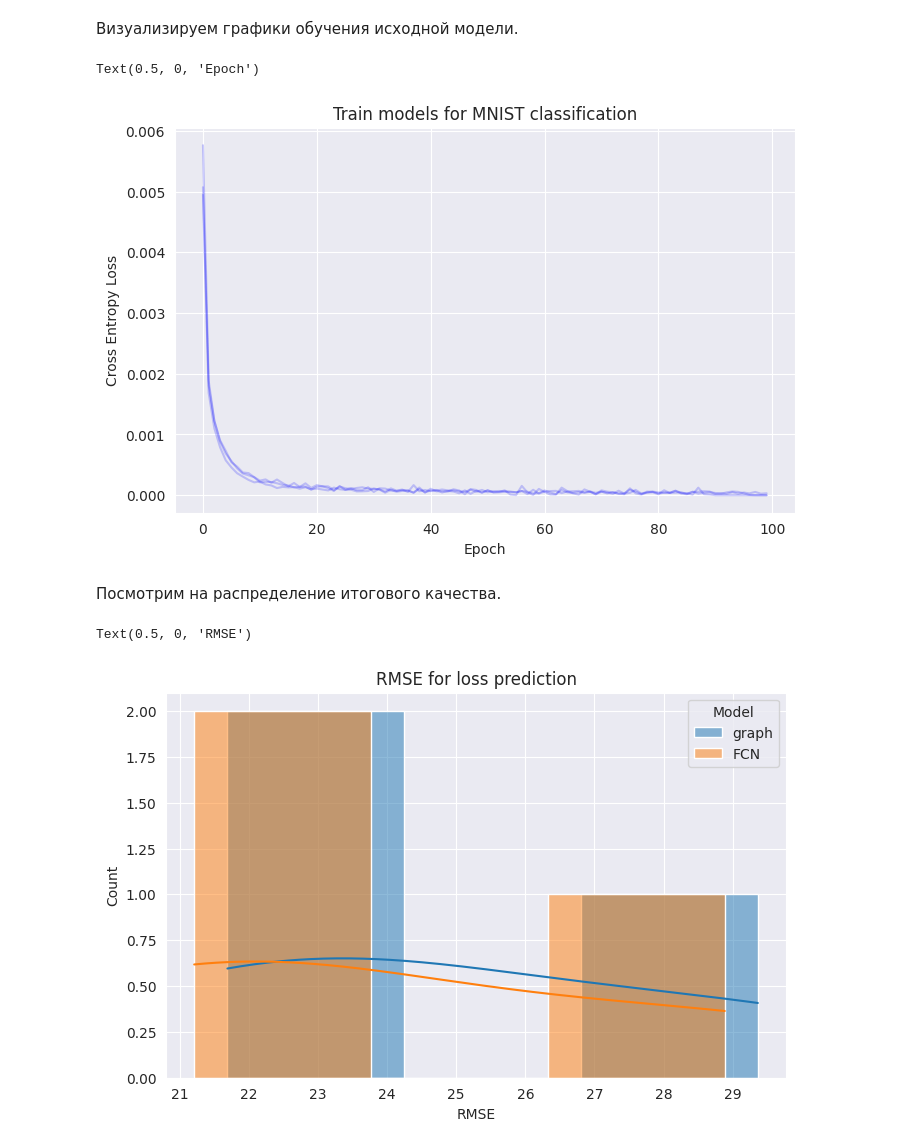
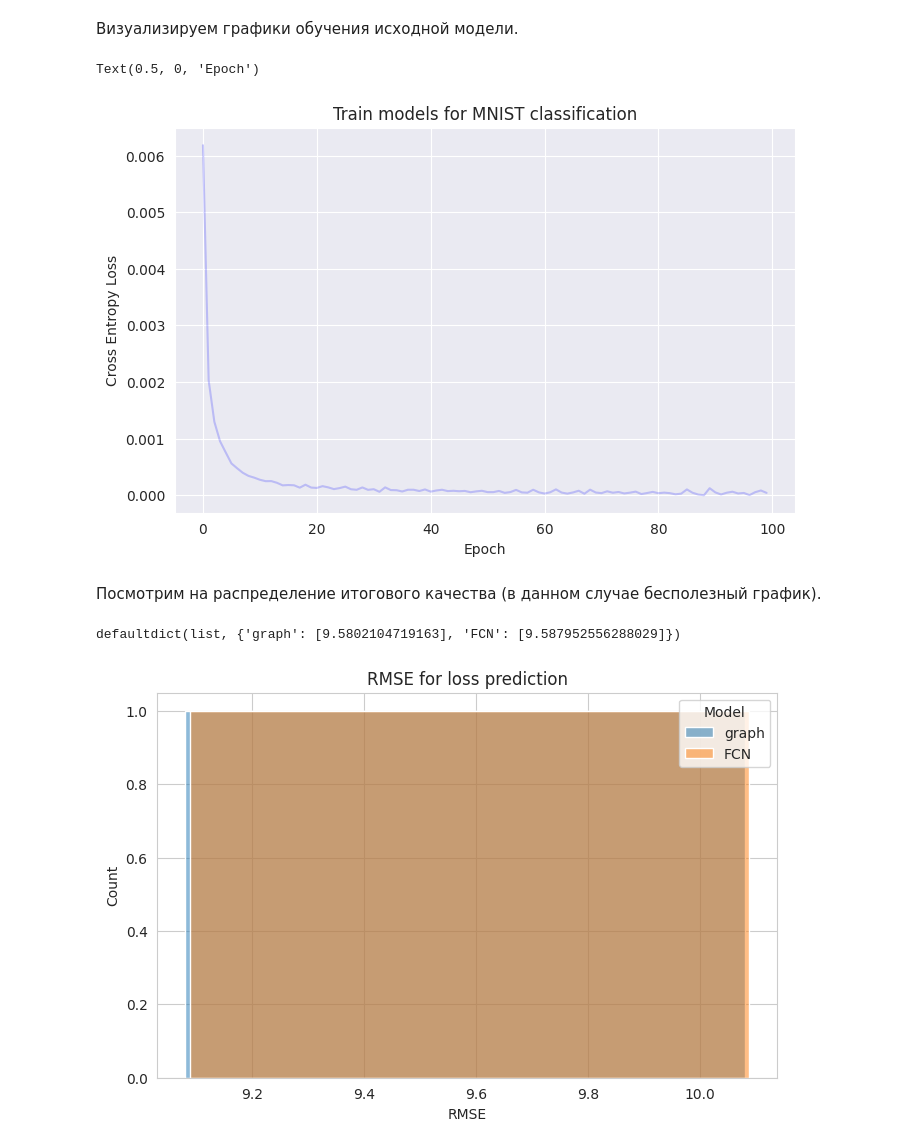
Before and after one commit to intsystems/Zero-shot-structural-pruning, a Jupyter notebook: notebooks/graphmodel.ipynb, the cells around one changed output. Saved outputs shown, nothing was run; the diff lists cells and outputs as text; code cells hidden in the pictures.

Commit message:
correlation experiment

```diff
--- a/notebooks/graphmodel.ipynb
+++ b/notebooks/graphmodel.ipynb
@@ -1333,6 +1333,8 @@ class SurrogateModel(nn.Module):
 
         # Edge weights
         self.gamma = nn.Parameter(torch.zeros(self.num_edges))
+
+        self.bias = nn.Parameter(torch.tensor(0.0))
 
         # Incoming edges for each vertex
         incoming = defaultdict(list)
@@ -1392,14 +1394,14 @@ class SurrogateModel(nn.Module):
             values[v] = total
 
         # Out in [0, 1]
-        output = torch.sigmoid(values[self.output_vertex])
+        output = torch.sigmoid(values[self.output_vertex] + self.bias)
         return output
 # %% [markdown]
 Функция для тестирования моделей.
 # %%
 def test_models(name2model, dataset_test, device):
     """
-    Caclulate RMSE for surrogate model. Returns dict: model name -> metric.
+    Caclulate RMSE for surrogate model. Returns dicts: model_name -> metric, model_name -> preds
     """
     name2preds = defaultdict(list)
 
@@ -1416,19 +1418,19 @@ def test_models(name2model, dataset_test, device):
     for name_model, preds in name2preds.items():
         name2metric[name_model] = np.sqrt(mse(dataset_test.tensors[1], preds)) * 100
 
-    return name2metric
+    return name2metric, name2preds
 # %% [markdown]
 #### Эксперимент
 # %% [markdown]
 Зададим конфиг эксперимента.
 # %%
 config = {
-    'n_iterations_global': 3,  # iterations for all experiment
+    'n_iterations_global': 1,  # iterations for all experiment
 
     'input_dim': 28*28,  # MNIST dim
-    'n_iterations_graph': 2,  # iterations for sampling graph
-    'n_iterations_masks': 200,  # iterations for sampling masks
-    'mask_prob': 0.3,  # probability of turning off an edge while sampling masks
+    'n_iterations_graph': 1,  # iterations for sampling graph
+    'n_iterations_masks': 500,  # iterations for sampling masks
+    'mask_prob': 0.5,  # probability of turning off an edge while sampling masks
 
     'batch_size_mnist': 64,  # batch size for MNIST dataset
     'batch_size_surrogate': 32,  # batch size for masks dataset
@@ -1455,6 +1457,7 @@ mnist_losses_history = []
 surrogate_losses_history = []
 fcn_losses_history = []
 metric_results = defaultdict(list)
+preds_results = defaultdict(list)
 
 for _ in trange(config['n_iterations_global'], desc='Global iteration'):
     # Sampling and creating graph model
@@ -1484,7 +1487,7 @@ for _ in trange(config['n_iterations_global'], desc='Global iteration'):
                                     criterion, optimizer, config['device'],
                                     config['n_epochs_surrogate'], 'Surrogate graph training', is_surrogate=True))
 
-    # Creating surrogate FCN model (TODO: mismatch loss dim)
+    # Creating surrogate FCN model
     layers = [nn.Linear(len(edges), config['fcn_dims'][0]), nn.ReLU()]
     for i in range(1, len(config['fcn_dims'])):
         layers.append(nn.Linear(config['fcn_dims'][i-1], config['fcn_dims'][i]))
@@ -1493,7 +1496,7 @@ for _ in trange(config['n_iterations_global'], desc='Global iteration'):
     layers.append(nn.Sigmoid())
     surrogate_fcn_model = nn.Sequential(*layers)
 
-    # Training surrogate FCN model
+    # Training surrogate FCN model (TODO: mismatch loss dim)
     criterion = nn.MSELoss()
     optimizer = torch.optim.Adam(surrogate_fcn_model.parameters(), lr=config['lr_fcn'])
     fcn_losses_history.append(train(surrogate_fcn_model, surrogate_train_loader,
@@ -1505,9 +1508,10 @@ for _ in trange(config['n_iterations_global'], desc='Global iteration'):
         'graph': surrogate_graph_model,
         'FCN': surrogate_fcn_model
     }
-    metric = test_models(name2model, surrogate_dataset_test, config['device'])
+    name2metric, name2preds = test_models(name2model, surrogate_dataset_test, config['device'])
     for name_model in name2model:
-        metric_results[name_model].append(metric[name_model])
+        metric_results[name_model].append(name2metric[name_model])
+        preds_results[name_model].append(name2preds[name_model])
 # %% [markdown]
 Визуализируем графики обучения исходной модели.
 # %%
@@ -1521,18 +1525,22 @@ plt.ylabel('Cross Entropy Loss')
 plt.xlabel('Epoch')
 # %% [output]
 Text(0.5, 0, 'Epoch')
-[figure, old version]
+[figure, new version]
 # %% [markdown]
-Посмотрим на распределение итогового качества.
+Посмотрим на распределение итогового качества (в данном случае бесполезный график).
+# %%
+metric_results
+# %% [output]
+defaultdict(list, {'graph': [9.5802104719163], 'FCN': [9.587952556288029]})
 # %%
-plt.figure(figsize=(8, 5))
+with sns.axes_style('whitegrid'):
+    plt.figure(figsize=(8, 5))
 
-for name_model, metric in metric_results.items():
-    sns.histplot(metric, kde=True, alpha=0.5, label=name_model)
+    for name_model, metric in metric_results.items():
+        sns.histplot(metric, kde=True, alpha=0.5, label=name_model)
 
-plt.title('RMSE for loss prediction')
-plt.legend(title='Model')
-plt.xlabel('RMSE')
+    plt.title('RMSE for loss prediction')
+    plt.legend(title='Model')
+    plt.xlabel('RMSE')
 # %% [output]
-Text(0.5, 0, 'RMSE')
-[figure, old version]
+[figure, new version]
```
Also changed, not shown: parts of 22 cells of this notebook.
